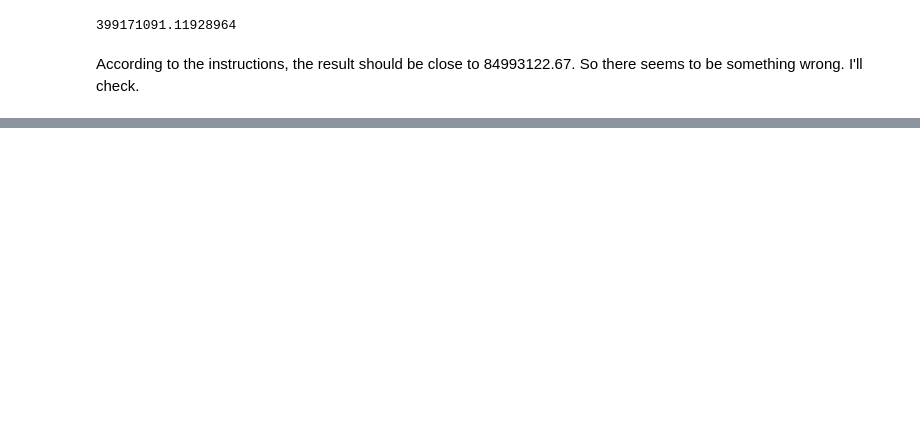
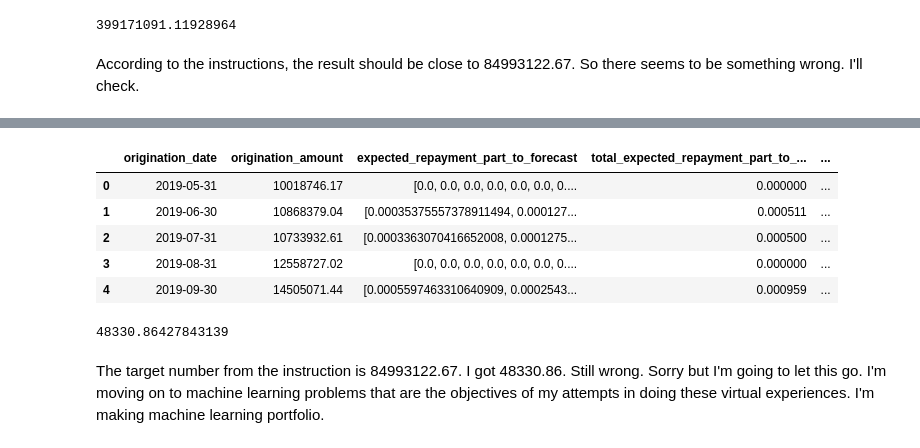
Before and after one commit to nug1209/PwC_Switzerland_Digital_Intelligence_Virtual_Case_Experience, a Jupyter notebook: PwC_Task_3.ipynb, the cells around one changed output, grey strips where cells are left out. Cells and saved outputs as stored; diff of their text form; code cells hidden in the pictures; blank space fills up the shorter version.

```diff
--- a/PwC_Task_3.ipynb
+++ b/PwC_Task_3.ipynb
@@ -241,0 +241,3 @@ According to the instructions, the result should be close to 84993122.67. So the
+# %%
+df_agg2 = df_agg[['origination_date', 'origination_amount', 'expected_repayment_part']]
+df_agg2.head()
@@ -241,0 +257,3 @@ According to the instructions, the result should be close to 84993122.67. So the
+# %%
+# two_repayments = df.groupby('origination_date')['repayment_amount'].apply(list).reset_index(name='repayment')['repayment'].apply(lambda x: x[0: 2])
+df_agg2['expected_repayment_part_to_forecast'] = df_agg2['expected_repayment_part'].apply(lambda x: list(x[20:]))
@@ -241,0 +270,3 @@ According to the instructions, the result should be close to 84993122.67. So the
+# %%
+df_agg2 = df_agg2.drop(columns=['expected_repayment_part'])
+df_agg2.head()
@@ -241,0 +280,17 @@ According to the instructions, the result should be close to 84993122.67. So the
+# %%
+df_agg2['total_expected_repayment_part_to_forecast'] = df_agg2['expected_repayment_part_to_forecast'].apply(sum)
+df_agg2['total_expected_repayment_to_forecast'] = df_agg2['total_expected_repayment_part_to_forecast'] * df_agg2['origination_amount']
+df_agg2.head()
+# %% [output]
+|  | origination_date | origination_amount | expected_repayment_part_to_forecast | total_expected_repayment_part_to_... | ... |
+| 0 | 2019-05-31 | 10018746.17 | [0.0, 0.0, 0.0, 0.0, 0.0, 0.0, 0.... | 0.000000 | ... |
+| 1 | 2019-06-30 | 10868379.04 | [0.00035375557378911494, 0.000127... | 0.000511 | ... |
+| 2 | 2019-07-31 | 10733932.61 | [0.0003363070416652008, 0.0001275... | 0.000500 | ... |
+| 3 | 2019-08-31 | 12558727.02 | [0.0, 0.0, 0.0, 0.0, 0.0, 0.0, 0.... | 0.000000 | ... |
+| 4 | 2019-09-30 | 14505071.44 | [0.0005597463310640909, 0.0002543... | 0.000959 | ... |
+# %%
+df_agg2['total_expected_repayment_to_forecast'].sum()
+# %% [output]
+48330.86427843139
+# %% [markdown]
+The target number from the instruction is 84993122.67. I got 48330.86. Still wrong. Sorry but I'm going to let this go. I'm moving on to machine learning problems that are the objectives of my attempts in doing these virtual experiences. I'm making machine learning portfolio.
```
Also changed, not shown: parts of 8 cells of this notebook.
